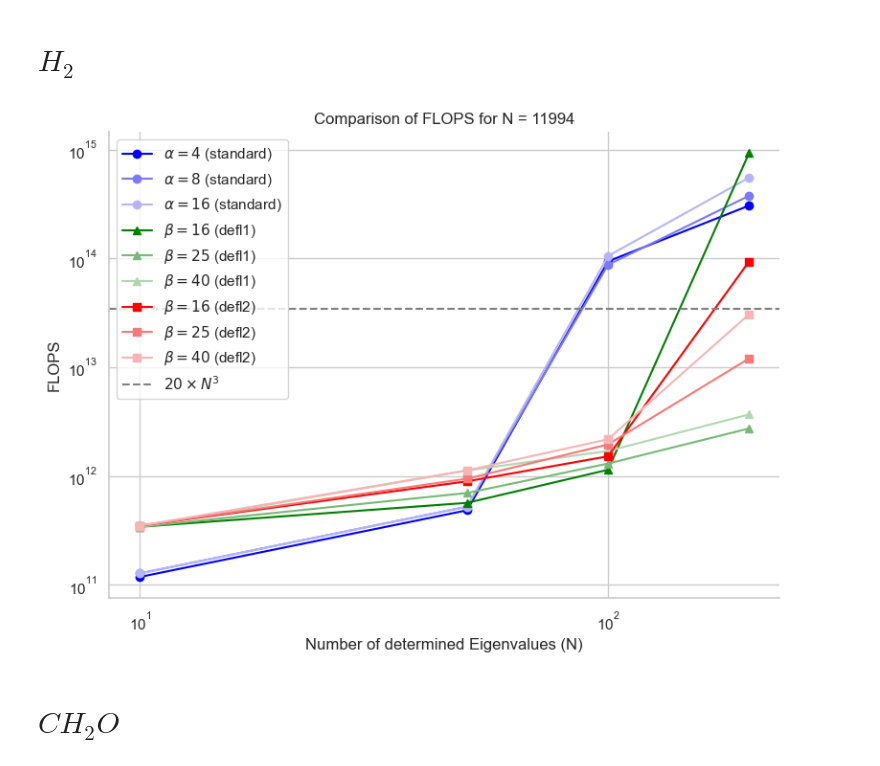
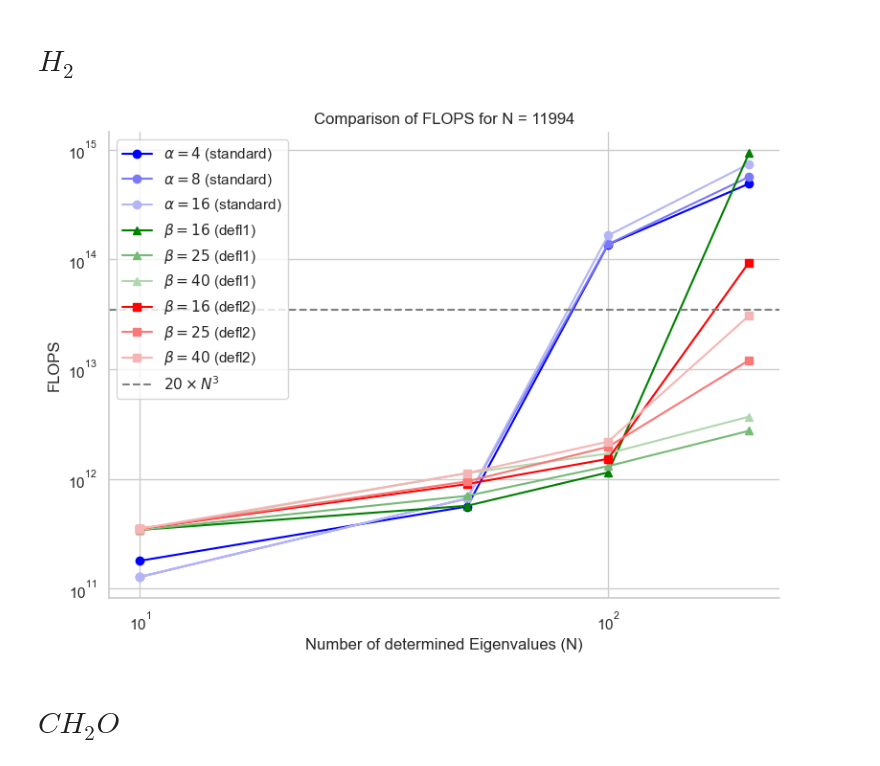
Before and after one commit to framere/Final_codes_MA, a Jupyter notebook: FINAL_CODE/plot_results.ipynb, the cells around one changed output. Saved outputs shown, nothing was run; the diff lists cells and outputs as text; code cells hidden in the pictures.

```diff
--- a/FINAL_CODE/plot_results.ipynb
+++ b/FINAL_CODE/plot_results.ipynb
@@ -16,9 +16,9 @@ sns.set(style='whitegrid')
 N = np.array([10, 50, 100, 200])
 
 # block davidson
-FLOPS_16 = np.array([118488968940, 485415463500, 94160246873000, 306078087091600])
-FLOPS_25 = np.array([127689696180, 523950274300, 87529943906200, 376628415260400])
-FLOPS_40 = np.array([127689696180, 523950274300, 105399564327800, 552370474563600])
+FLOPS_16 = np.array([179213353460, 559665999700, 136669627038200, 489683441833200])
+FLOPS_25 = np.array([127689696180, 662860224900, 137527449849000, 565044490819600])
+FLOPS_40 = np.array([127689696180, 662860224900, 165188018613800, 742031089239600])
 
 
 # deflation algorithm (sorting of Eigenvalues)
@@ -43,34 +43,34 @@ plt.figure(figsize=(8,6))
 
 # Standard Davidson (circles)
 plt.plot(N, FLOPS_16, label=r'$\alpha = 4$ (standard)', marker='o', color=blue_shades[0])
 plt.plot(N, FLOPS_25, label=r'$\alpha = 8$ (standard)', marker='o', color=blue_shades[2])
 plt.plot(N, FLOPS_40, label=r'$\alpha = 16$ (standard)', marker='o', color=blue_shades[3])
 
 # Deflation (triangles)
 plt.plot(N, FLOPS_16_def, label=r'$\beta = 16$ (defl1)', marker='^', color=green_shades[0])
 plt.plot(N, FLOPS_25_def, label=r'$\beta = 25$ (defl1)', marker='^', color=green_shades[2])
 plt.plot(N, FLOPS_40_def, label=r'$\beta = 40$ (defl1)', marker='^', color=green_shades[3])
 
 # Deflation until convergence (squares)
 plt.plot(N, FLOPS_16_def1, label=r'$\beta = 16$ (defl2)', marker='s', color=red_shades[0])
 plt.plot(N, FLOPS_25_def1, label=r'$\beta = 25$ (defl2)', marker='s', color=red_shades[2])
 plt.plot(N, FLOPS_40_def1, label=r'$\beta = 40$ (defl2)', marker='s', color=red_shades[3])
 
 # Reference line
 plt.axhline(Grenze, color='gray', linestyle='--', label=r'$20 \times N^3$')
 
 plt.title('Comparison of FLOPS for N = 11994')
 plt.xscale('log')
 plt.yscale('log')
 plt.xlabel('Number of determined Eigenvalues (N)')
 plt.ylabel('FLOPS')
 plt.legend()
 sns.despine()
 plt.tight_layout()
 plt.savefig('flops_comparison_H2.png', dpi=300)
 plt.show()
 # %% [output]
-[figure, old version]
+[figure, new version]
 # %% [markdown]
 # $CH_2O$
 # %%
```
Also changed, not shown: 4 other files.
